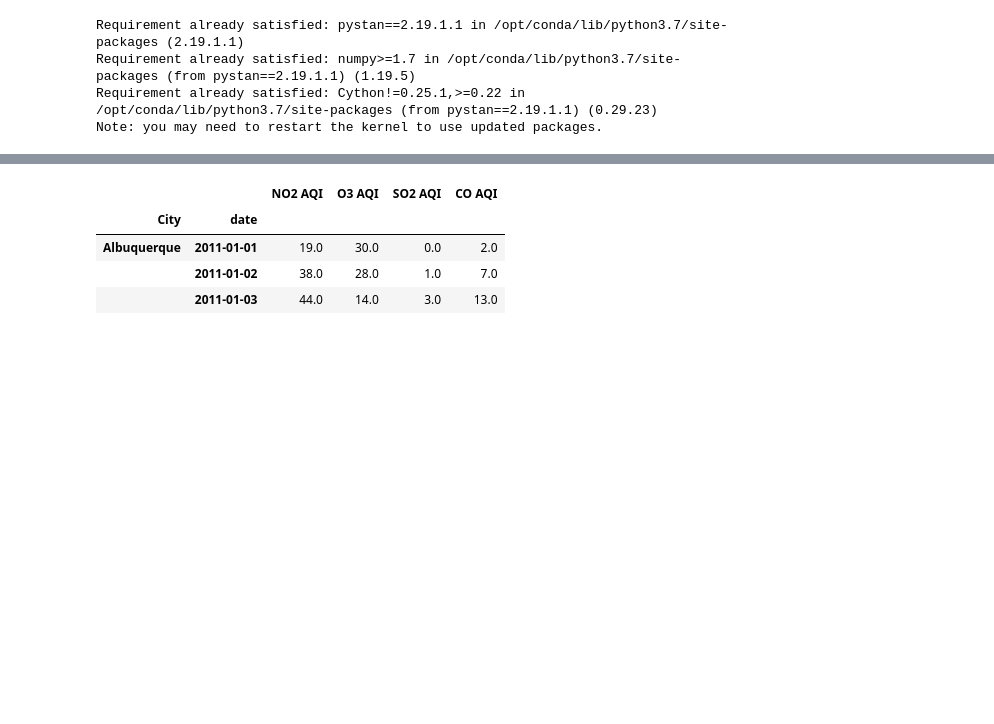
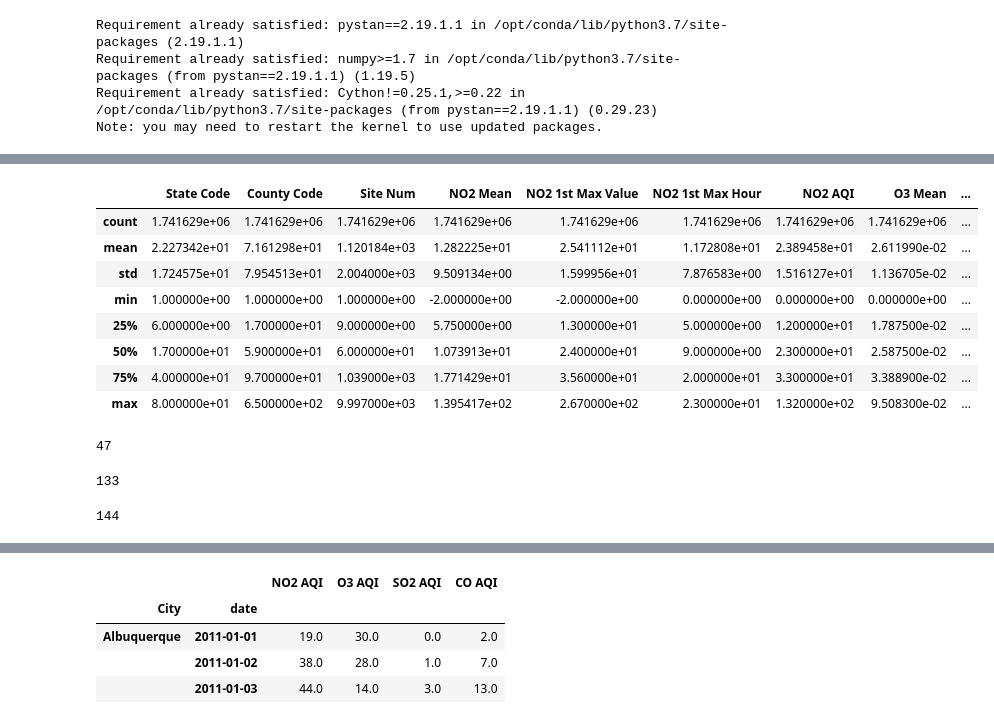
Before and after one commit to danielcasto/AIRPrediction, a Jupyter notebook: prediction_Prophet.ipynb, the cells around one changed output, grey strips where cells are left out. Drawn from its saved outputs; the diff is of its cells as text; code cells hidden in the pictures; blank space fills up the shorter version.

```diff
--- a/prediction_Prophet.ipynb
+++ b/prediction_Prophet.ipynb
@@ -33,0 +93,27 @@ df = pd.read_csv('/kaggle/input/reduced-data/reduced_dataset.csv')
+# %%
+df.describe()
+# %% [output]
+|  | State Code | County Code | Site Num | NO2 Mean | NO2 1st Max Value | NO2 1st Max Hour | NO2 AQI | O3 Mean | ... |
+| count | 1.741629e+06 | 1.741629e+06 | 1.741629e+06 | 1.741629e+06 | 1.741629e+06 | 1.741629e+06 | 1.741629e+06 | 1.741629e+06 | ... |
+| mean | 2.227342e+01 | 7.161298e+01 | 1.120184e+03 | 1.282225e+01 | 2.541112e+01 | 1.172808e+01 | 2.389458e+01 | 2.611990e-02 | ... |
+| std | 1.724575e+01 | 7.954513e+01 | 2.004000e+03 | 9.509134e+00 | 1.599956e+01 | 7.876583e+00 | 1.516127e+01 | 1.136705e-02 | ... |
+| min | 1.000000e+00 | 1.000000e+00 | 1.000000e+00 | -2.000000e+00 | -2.000000e+00 | 0.000000e+00 | 0.000000e+00 | 0.000000e+00 | ... |
+| 25% | 6.000000e+00 | 1.700000e+01 | 9.000000e+00 | 5.750000e+00 | 1.300000e+01 | 5.000000e+00 | 1.200000e+01 | 1.787500e-02 | ... |
+| 50% | 1.700000e+01 | 5.900000e+01 | 6.000000e+01 | 1.073913e+01 | 2.400000e+01 | 9.000000e+00 | 2.300000e+01 | 2.587500e-02 | ... |
+| 75% | 4.000000e+01 | 9.700000e+01 | 1.039000e+03 | 1.771429e+01 | 3.560000e+01 | 2.000000e+01 | 3.300000e+01 | 3.388900e-02 | ... |
+| max | 8.000000e+01 | 6.500000e+02 | 9.997000e+03 | 1.395417e+02 | 2.670000e+02 | 2.300000e+01 | 1.320000e+02 | 9.508300e-02 | ... |
+# %%
+# check for unique state in the data
+df['State'].nunique()
+# %% [output]
+47
+# %%
+# check for unique country in the data
+df['County'].nunique()
+# %% [output]
+133
+# %%
+# check for unique City in the data
+df['City'].nunique()
+# %% [output]
+144
```
Also changed, not shown: parts of 12 cells of this notebook, 1 other file.
